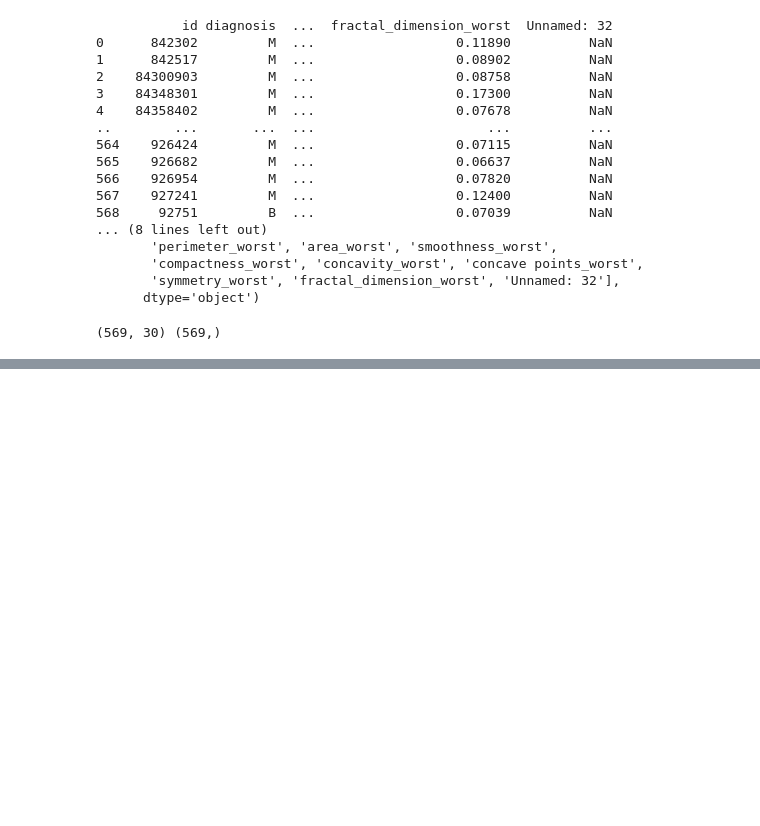
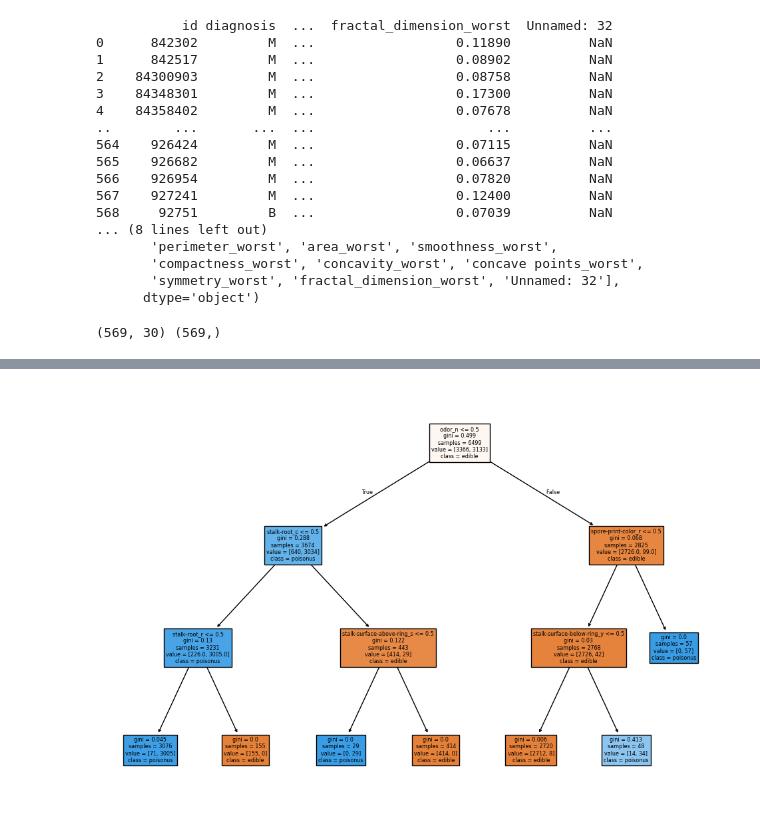
Before and after one commit to golubnichiy/bigdata_0925, a Jupyter notebook: day_06.ipynb, the cells around one changed output, grey strips where cells are left out. Drawn from its saved outputs; the diff is of its cells as text; code cells hidden in the pictures; blank space fills up the shorter version.

```diff
--- a/day_06.ipynb
+++ b/day_06.ipynb
@@ -41,0 +78,10 @@ print(accuracy_score(y_test, y_pred))
+# %%
+import pandas as pd
+from sklearn.tree import DecisionTreeClassifier, plot_tree
+from sklearn.model_selection import train_test_split
+from sklearn.metrics import accuracy_score, confusion_matrix, ConfusionMatrixDisplay
+import matplotlib.pyplot as plt
+import seaborn as sns
+
+data = pd.read_csv('mushrooms.csv')
+data.head(5)
@@ -41,0 +155,6 @@ print(accuracy_score(y_test, y_pred))
+# %%
+plt.figure(figsize=(12, 8))
+plot_tree(dt_model, filled=True, class_names=['edible', 'poisonus'], feature_names=list(X_train.columns))
+plt.show()
+# %% [output]
+[figure, added]
```
Also changed, not shown: parts of 19 cells of this notebook, 1 other file.
